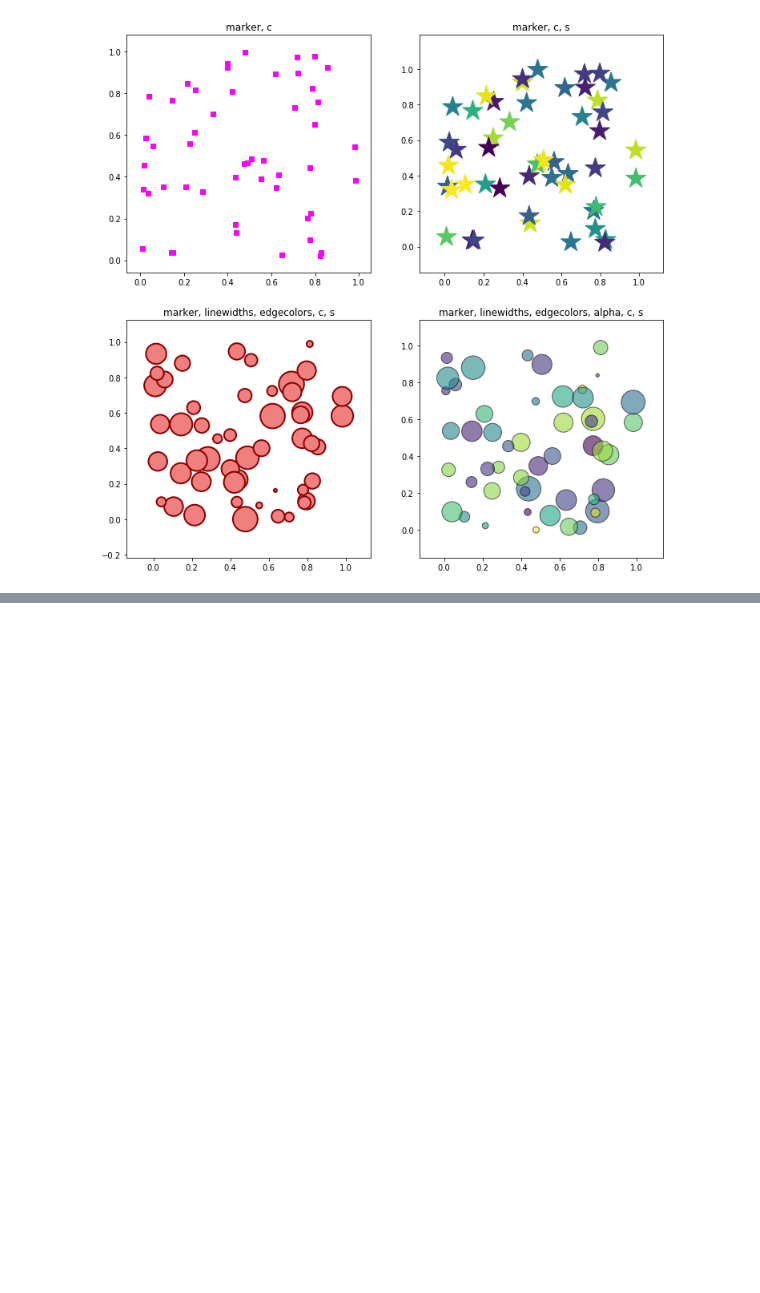
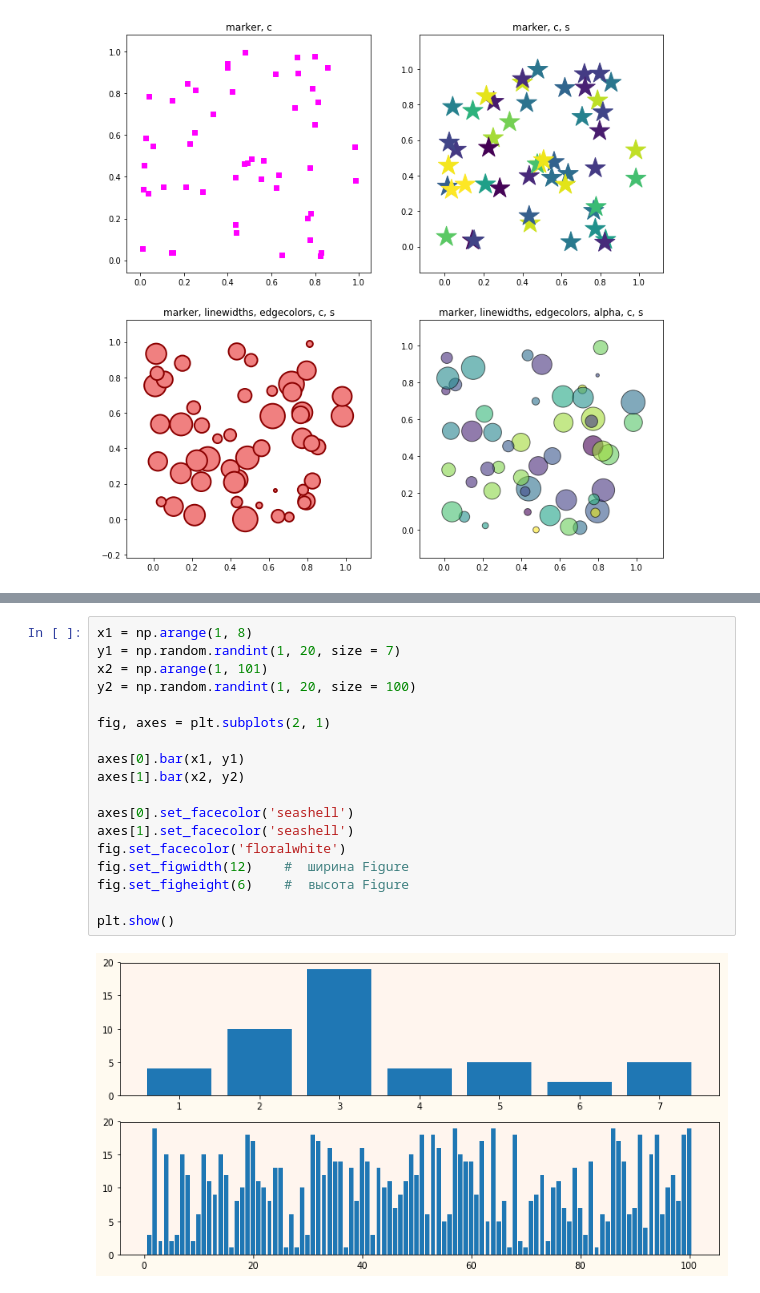
Before and after one commit to KonstantinKlepikov/cs224w-homwork, a Jupyter notebook: matplotlibe-learning.ipynb, the cells around one changed output, grey strips where cells are left out. Drawn from its saved outputs; the diff is of its cells as text; blank space fills up the shorter version.

```diff
--- a/matplotlibe-learning.ipynb
+++ b/matplotlibe-learning.ipynb
@@ -899,0 +920,20 @@ plt.show()
+# %%
+x1 = np.arange(1, 8)
+y1 = np.random.randint(1, 20, size = 7)
+x2 = np.arange(1, 101)
+y2 = np.random.randint(1, 20, size = 100)
+
+fig, axes = plt.subplots(2, 1)
+
+axes[0].bar(x1, y1)
+axes[1].bar(x2, y2)
+
+axes[0].set_facecolor('seashell')
+axes[1].set_facecolor('seashell')
+fig.set_facecolor('floralwhite')
+fig.set_figwidth(12)    #  ширина Figure
+fig.set_figheight(6)    #  высота Figure
+
+plt.show()
+# %% [output]
+[figure, added]
```
Also changed, not shown: parts of 28 cells of this notebook.
